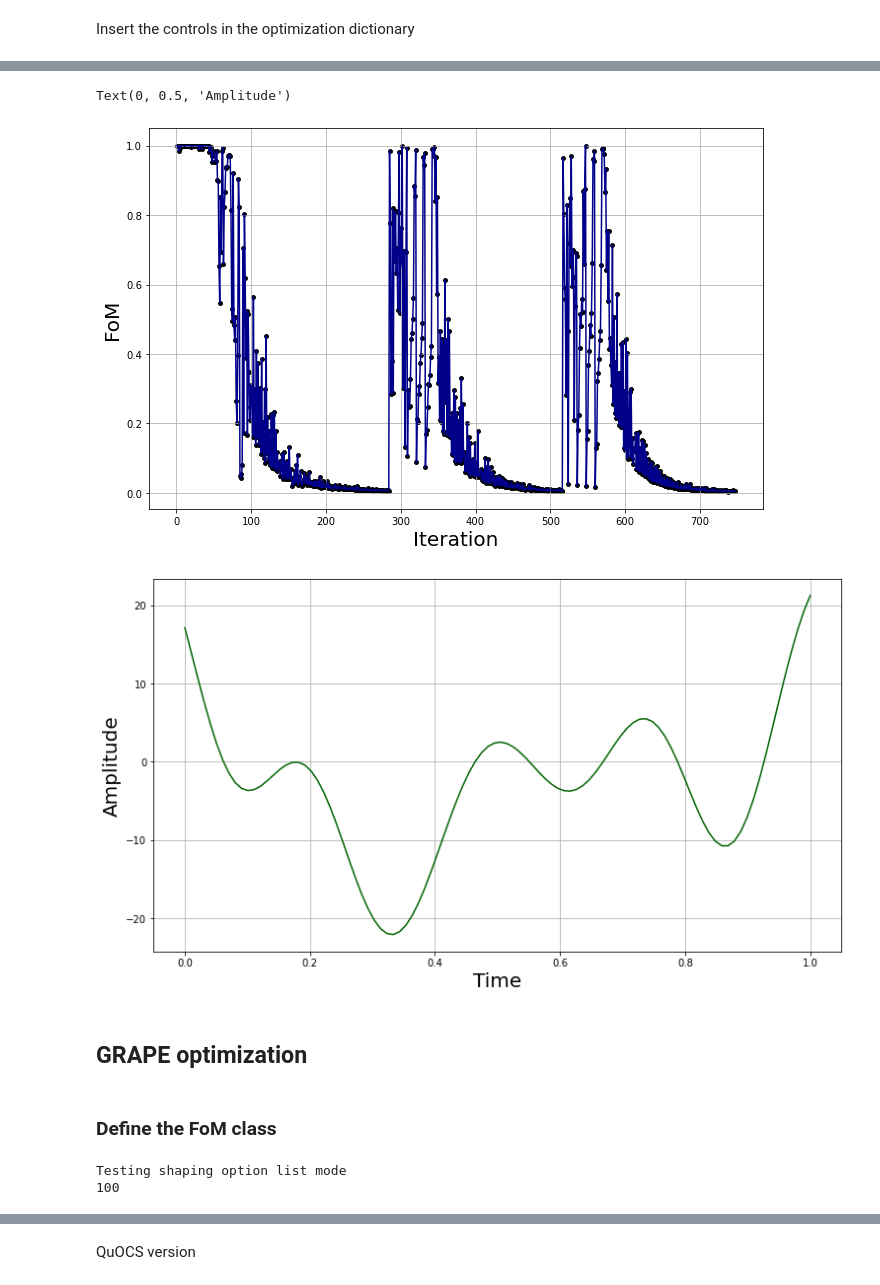
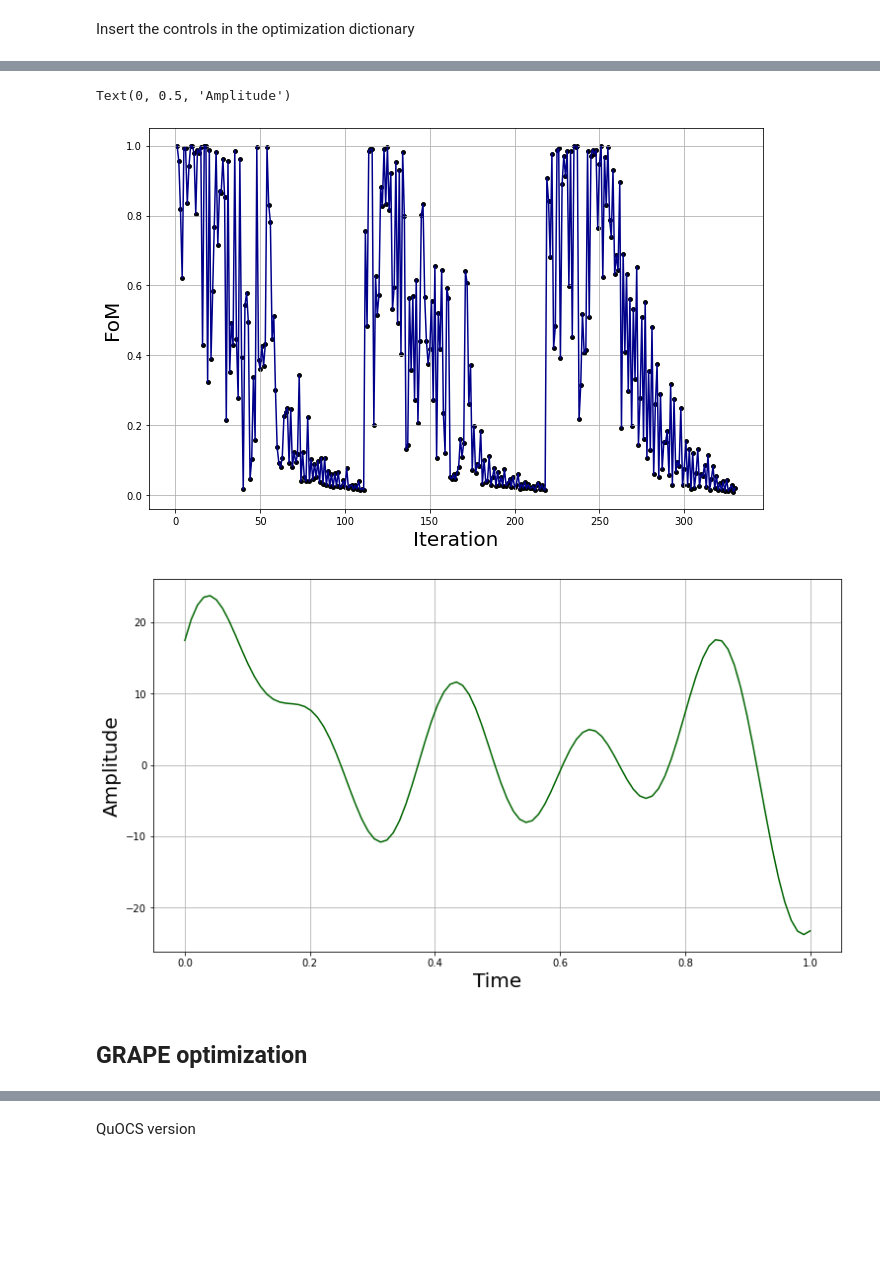
Before and after one commit to Quantum-OCS/QuOCS-jupyternotebooks, a Jupyter notebook: Workshop_HandsOn.ipynb, the cells around one changed output, grey strips where cells are left out. Saved outputs shown, nothing was run; the diff lists cells and outputs as text; code cells hidden in the pictures; blank space fills up the shorter version.

```diff
--- a/Workshop_HandsOn.ipynb
+++ b/Workshop_HandsOn.ipynb
@@ -116,10 +139,13 @@ optimization_dictionary["dsm_settings"] = {
 # %% [markdown]
 #### The Controls
 # %%
-pulse_x = {"pulse_name": "Pulse1",
-            "upper_limit": 1000.0,
-            "lower_limit": -1000.0,
-            "amplitude_variation": 10.0}
+pulse_x = { "pulse_name": "Pulse_1",
+            "upper_limit": 100.0,
+            "lower_limit": -100.0,
+            "bins_number": 100,
+            "amplitude_variation": 30.0,
+            "time_name": "time_1"
+            }
 # %% [markdown]
 #### Initial guess
 # %%
@@ -180,12 +165,9 @@ class FourierWorkshop(ChoppedBasis):
 # %%
 pulse_x["basis"] = {
-                "basis_name": "FourierWorkshop",
-                "basis_attribute": FourierWorkshop,
+                "basis_name": "Fourier",
                 "basis_vector_number": 5,
                 "random_super_parameter_distribution": {
                     "distribution_name": "Uniform",
-                    "distribution_class": "Uniform",
-                    "distribution_module": "quocslib.pulses.superparameter.Uniform",
                     "lower_limit": 0.01,
                     "upper_limit": 5.0
                 }
@@ -202,4 +184,4 @@ Insert the controls in the optimization dictionary
 # %%
 optimization_dictionary["pulses"] = [pulse_x]
 optimization_dictionary["parameters"] = []
-optimization_dictionary["times"] = []
+optimization_dictionary["times"] = [time1]
@@ -217,16 +190,7 @@ communication_obj = AllInOneCommunication(interface_job_name=interface_job_name,
 # %%
-from quocslib.optimalalgorithms.dCRABAlgorithm import DCrabAlgorithm
-optimizer_obj = DCrabAlgorithm(optimization_dict=optimization_dictionary,
-                                        communication_obj=communication_obj)
-t1 = time.time()
-
-print("The optimizer was initialized successfully")
-optimizer_obj.begin()
-print("The optimizer started successfully")
-optimizer_obj.run()
-print("The optimizer ran successfully")
-optimizer_obj.end()
-print("The optimizer finished successfully")
-
-t2 = time.time()
+from quocslib.Optimizer import Optimizer
+import time
+# Define Optimizer
+optimization_obj = Optimizer(optimization_dictionary, IsingModel())
+print("The optimization initialized successfully")
 # %% [output]
@@ -255,27 +222,28 @@ Optimization time: 62.72669172286987
 # %%
+opt_alg_obj = optimization_obj.get_optimization_algorithm()
 # FoM vs Iterations
-fomlist = optimizer_obj.fom_list
+fomlist = opt_alg_obj.FoM_list
 fig = plt.figure(figsize=(11, 7))
 ax = fig.add_subplot(111)
 iterations = range(1, len(fomlist)+1)
 ax.plot(iterations, 1 + np.asarray(fomlist), color='darkblue', linewidth=1.5, zorder=10)
 ax.scatter(iterations, 1 + np.asarray(fomlist), color='k', s=15)
 plt.grid(True, which="both")
 plt.xlabel('Iteration', fontsize=20)
 plt.ylabel('FoM', fontsize=20)
 # Controls
-controls = optimizer_obj.get_best_controls()
-pulse, timegrid = controls[0][0], controls[1][0]
+controls = opt_alg_obj.get_best_controls()
+pulse, timegrid = controls["pulses"][0], controls["timegrids"][0]
 fig = plt.figure(figsize=(11, 7))
 ax = fig.add_subplot(111)
 plt.subplots_adjust(bottom=0.15, top=0.9, right=0.98, left=0.1)
 plt.plot(timegrid, pulse, color='darkgreen', linewidth=1.5, zorder=10)
 plt.grid(True, which="both")
 plt.xlabel('Time', fontsize=20)
 plt.ylabel('Amplitude', fontsize=20)
 # %% [output]
 Text(0, 0.5, 'Amplitude')
-[figure, old version]
+[figure, new version]
-[figure, old version]
+[figure, new version]
 # %% [markdown]
 ## GRAPE optimization
@@ -289,12 +249,0 @@ if not os.path.exists(results_path):
-# %% [markdown]
-### Define the FoM class
-# %%
-args_dict = {"n_qubits": 5,
-         "J": 1,
-         "g": 2,
-         "N_slices": 100,
-         "T": 1.0}
-fom = AlastairFoMGRAPE(args_dict)
-# %% [output]
-Testing shaping option list mode
-100
```
Also changed, not shown: parts of 38 cells of this notebook, 2 other files.
